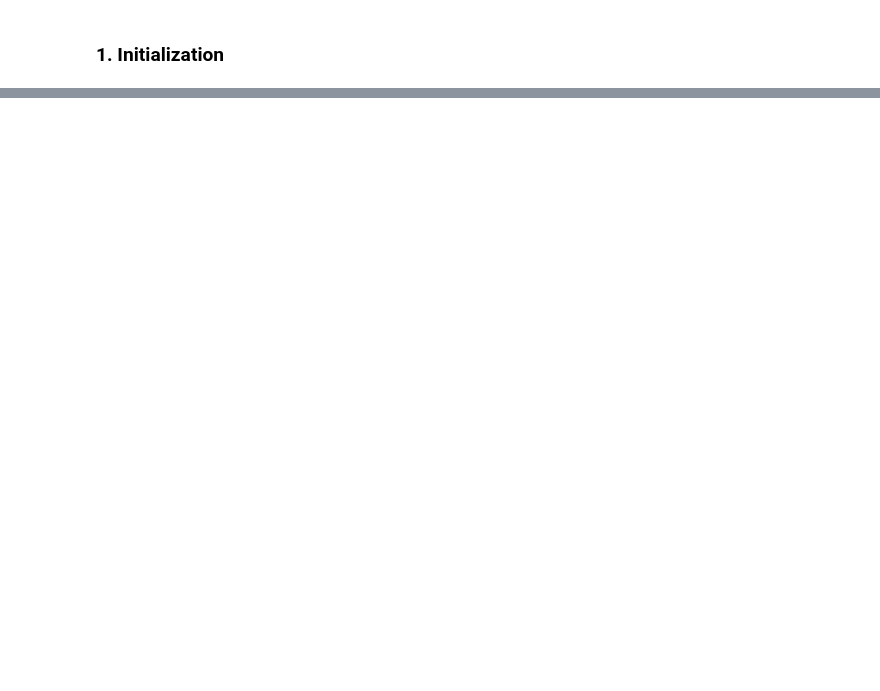
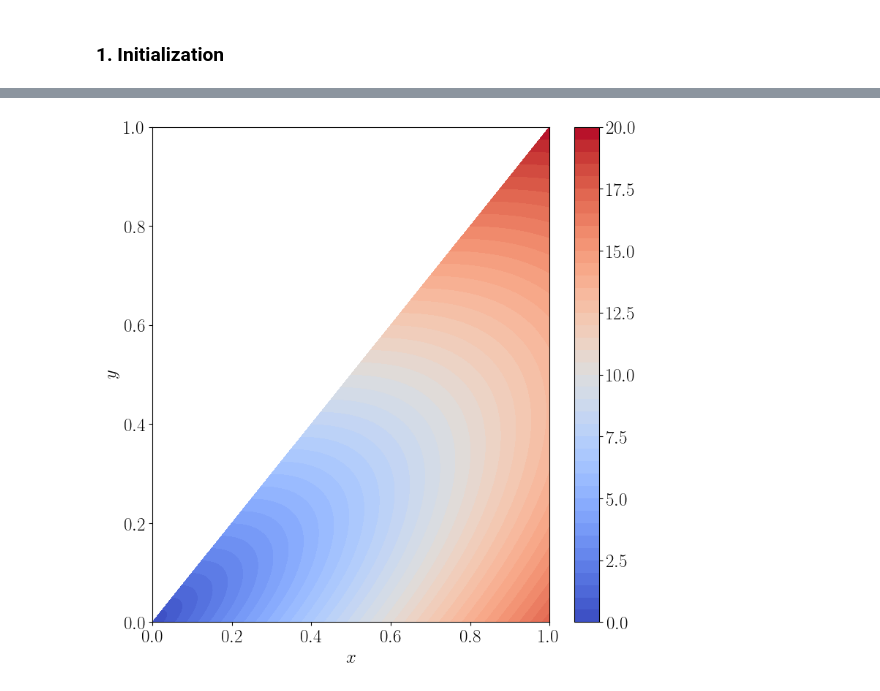
Before and after one commit to estevaofuzaro98/ElasticityPINN, a Jupyter notebook: ElasticityPINN.ipynb, the cells around one changed output, grey strips where cells are left out. Cells and saved outputs as stored; diff of their text form; code cells hidden in the pictures; blank space fills up the shorter version.

```diff
--- a/ElasticityPINN.ipynb
+++ b/ElasticityPINN.ipynb
@@ -103,0 +176,47 @@ GPU Loaded: NVIDIA GeForce RTX 3050 Laptop GPU
+# %%
+# Exact solution over the fine mesh (500x500)
+# Tension state - exact
+sx_data = -(q0/L)*x_data + 2*(q0/L)*y_data
+sy_data = (q0/L)*x_data
+txy_data = (q0/L)*y_data
+
+# Obtention of the von Mises stress - exact
+sigma_VM_data = np.zeros((len(x_data),len(y_data)))
+sx_data_ = np.zeros((len(x_data),len(y_data)))
+sy_data_ = np.zeros((len(x_data),len(y_data)))
+txy_data_ = np.zeros((len(x_data),len(y_data)))
+for ii in range(len(x_data)):
+  for jj in range(len(y_data)):
+    # Stresses tensor
+    sigma = np.array([[sx_data[ii,jj], txy_data[ii,jj], 0],
+                      [txy_data[ii,jj], sy_data[ii,jj], 0],
+                      [0, 0, 0]]
+                      )
+    # Principal stresses
+    eigval = np.linalg.eigvals(sigma)
+    eigval[::-1].sort()
+    S1 = eigval[0]
+    S2 = eigval[1]
+    S3 = eigval[2]
+    # Von Mises stress
+    if x_data[ii,jj]<y_data[ii,jj]:
+      sigma_VM_data[ii,jj] = np.nan
+      sx_data_[ii,jj] = np.nan
+      sy_data_[ii,jj] = np.nan
+      txy_data_[ii,jj] = np.nan
+    elif x_data[ii,jj]>=y_data[ii,jj]:
+      sigma_VM_data[ii,jj] = np.sqrt(((S1 - S2)**2 + (S2 - S3)**2 + (S3 - S1)**2)/2)
+      sx_data_[ii,jj] = sx_data[ii,jj]
+      sy_data_[ii,jj] = sy_data[ii,jj]
+      txy_data_[ii,jj] = txy_data[ii,jj]
+
+# Plot of the von Mises stress field - exact
+plt.figure(figsize=(8, 8))
+plt.contourf(x_data, y_data, sigma_VM_data, levels = 40, cmap='coolwarm')
+plt.colorbar()
+plt.xlabel('$x$')
+plt.ylabel('$y$')
+plt.tight_layout()
+plt.show()
+# %% [output]
+[figure, added]
```
Also changed, not shown: parts of 24 cells of this notebook.
